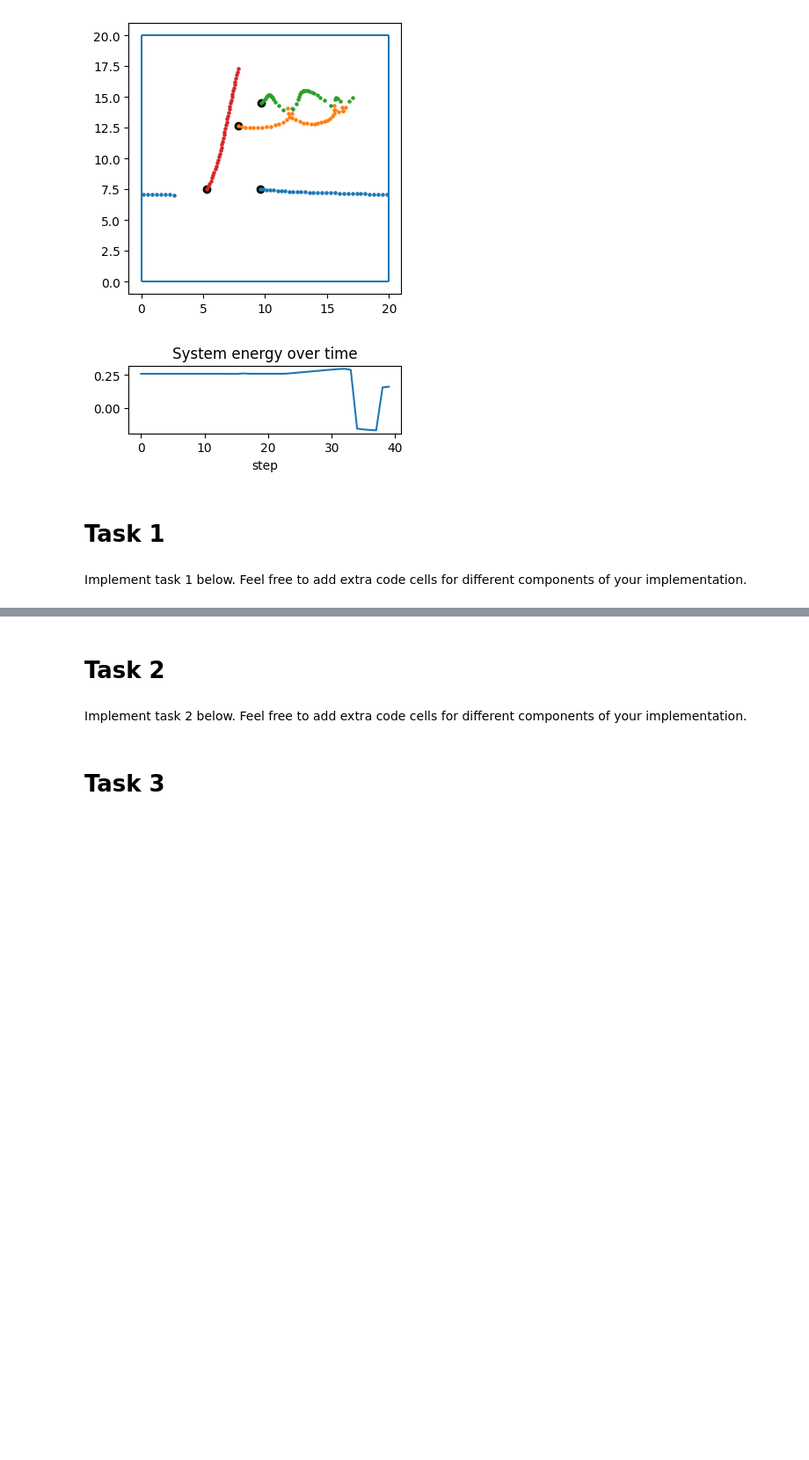
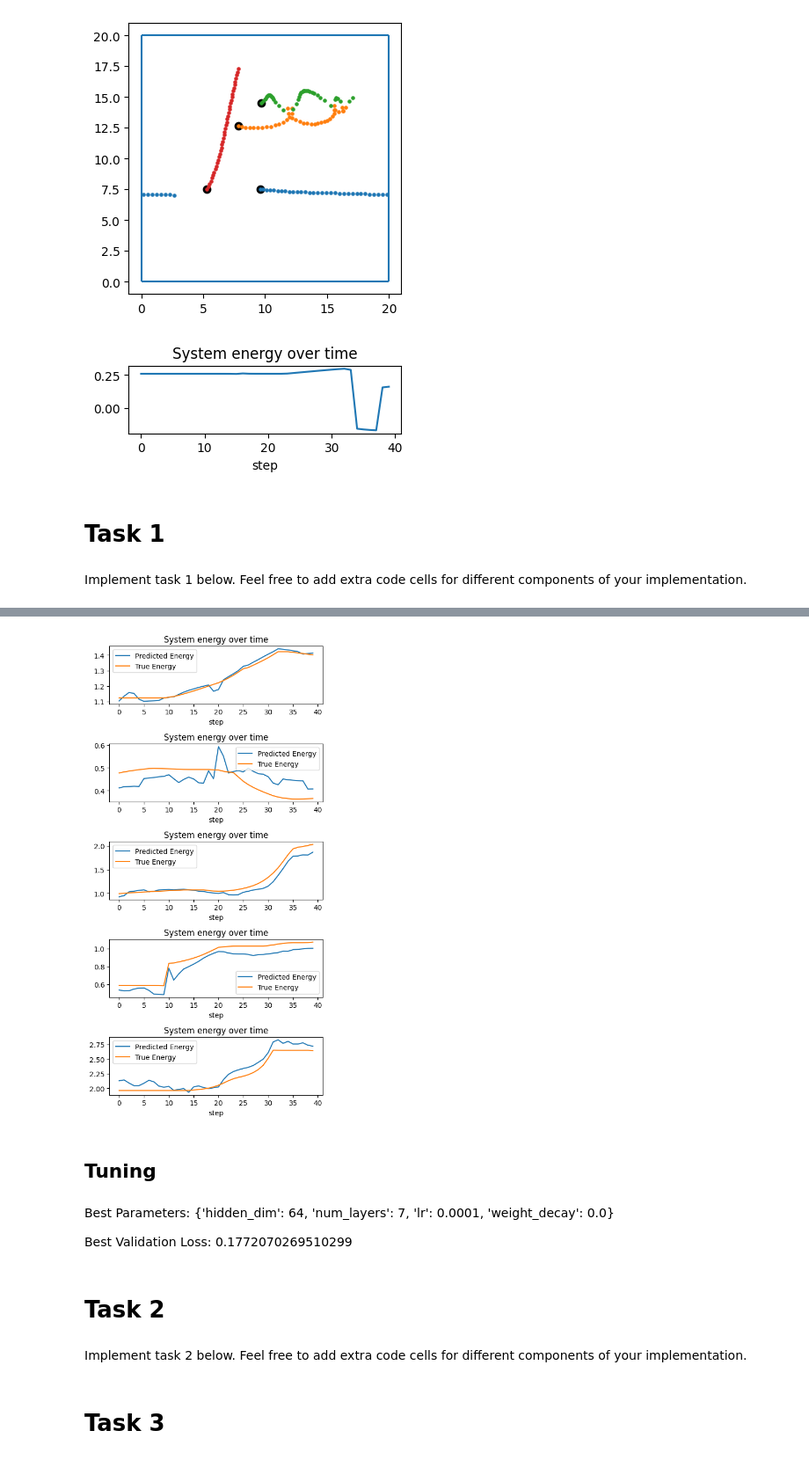
Before and after one commit to francescobrescia-tue/DeepLearningAssignment2, a Jupyter notebook: Assignment_2_Group_6.ipynb, the cells around one changed output, grey strips where cells are left out. Shown at 88% size. Drawn from its saved outputs; the diff is of its cells as text; code cells hidden in the pictures; blank space fills up the shorter version.

Commit message:
Task1

```diff
--- a/Assignment_2_Group_6.ipynb
+++ b/Assignment_2_Group_6.ipynb
@@ -384,0 +724,65 @@ plot_predictions(model, test_loader, device, num_plots=5)
+# %%
+from torch_geometric.data import Batch
+
+def plot_predictions(model, file_paths, device, task, num_plots=5, box_length=20.0, cutoff_value=10.0):
+    """
+    This function plots the predicted and true energies over time for a random selection of systems from the given file paths.
+
+    Parameters:
+    model (torch.nn.Module): The model to use for prediction.
+    file_paths (list): A list of file paths to the system data.
+    device (torch.device): The device to use for prediction.
+    task (str): The task to perform (e.g., 'classification', 'regression').
+    num_plots (int, optional): The number of plots to create. Default is 5.
+    box_length (float, optional): The length of the box in which the particles are contained. Default is 20.0.
+    cutoff_value (float, optional): The cutoff value for the interaction between particles. Default is 10.0.
+
+    The function first sets the model to evaluation mode. Then, it selects a random subset of the file paths.
+    For each selected file path, it loads the system data, creates a graph from the system data,
+    and uses the model to predict the energies of the system over time.
+    It then plots the predicted energies and the true energies on the same plot.
+    The x-axis represents the time step and the y-axis represents the energy.
+    A legend is added to the plot to distinguish between the predicted and true energies.
+    Finally, the function displays all the plots.
+    """
+    model.eval()
+    random_indices = np.random.randint(0, len(file_paths), size=num_plots)
+    random_paths = [file_paths[i] for i in random_indices]
+
+    fig, axs = plt.subplots(num_plots, 1, figsize=(5, num_plots*2))
+
+    with torch.no_grad():
+        plot_count = 0
+        for i, path in enumerate(random_paths):
+
+            trajectory, energy = load_trajectory(path, task)
+
+            # Create a graph from the trajectory
+            particles_list = create_particle_data_list(trajectory, energy, box_length, cutoff_value)
+            batched_data = Batch.from_data_list(particles_list).to(device)
+
+            output = model(batched_data.x, batched_data.edge_index, batched_data.edge_attr, batched_data.batch)
+
+            # Plot predicted energies
+            axs[plot_count].plot(output.cpu(), label='Predicted Energy')
+
+            # Plot true energies
+            axs[plot_count].plot(energy.flatten(), label='True Energy')
+
+            axs[plot_count].set_xlabel('step')
+            axs[plot_count].set_title('System energy over time')
+            axs[plot_count].legend()
+
+
+            plot_count += 1
+            if plot_count == num_plots:
+                break
+
+    plt.tight_layout()
+    plt.show()
+
+plot_predictions(model, test_file_paths, device, task)
+# %% [output]
+[figure, added]
+# %% [markdown]
+## Tuning
@@ -385,3 +863,7 @@ plot_predictions(model, test_loader, device, num_plots=5)
+# %% [markdown]
+Best Parameters: {'hidden_dim': 64, 'num_layers': 7, 'lr': 0.0001, 'weight_decay': 0.0}
+
+Best Validation Loss: 0.1772070269510299
 # %% [markdown]
 # Task 2
 # %% [markdown]
```
Also changed, not shown: parts of 37 cells of this notebook, 4 other files.
